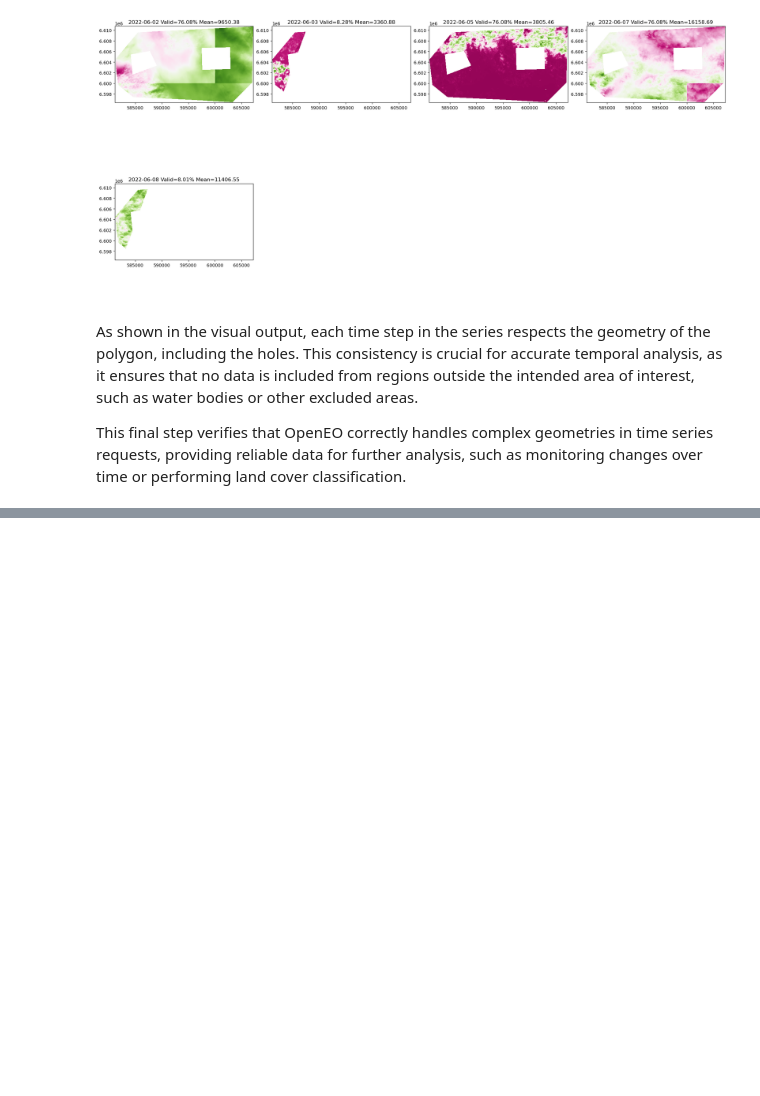
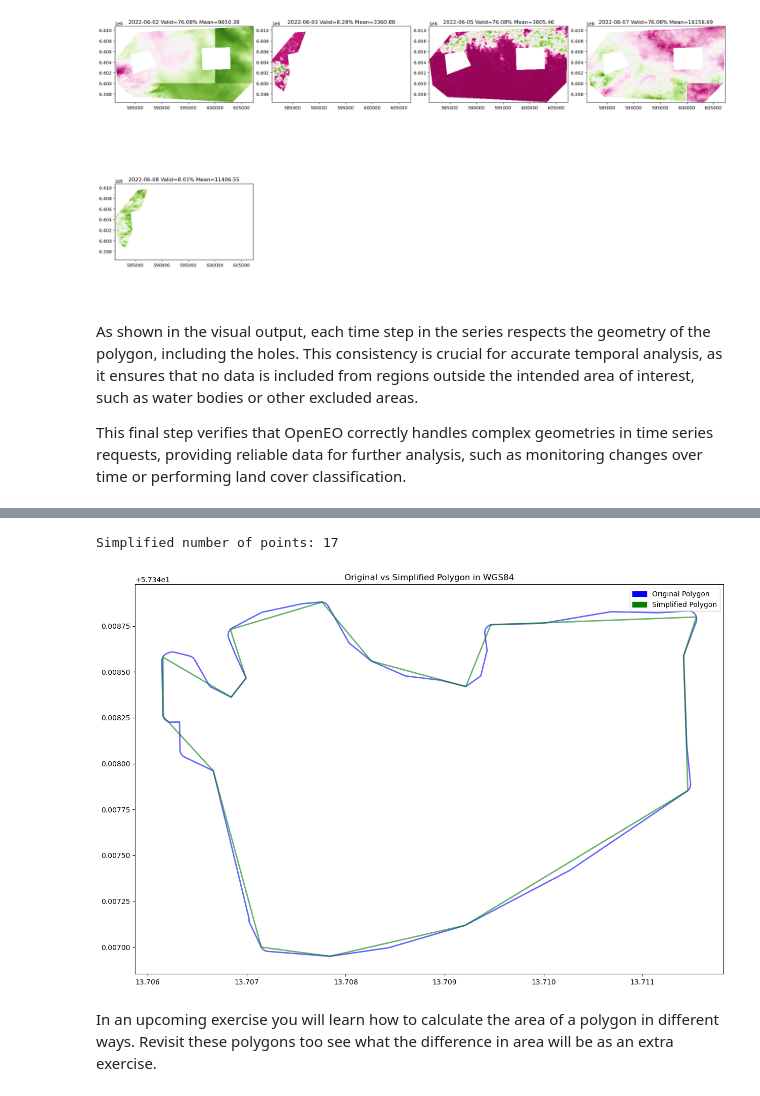
Before and after one commit to DigitalEarthSweden/digital-earth-sweden-community, a Jupyter notebook: tutorials/030_GEOM_020-Polygons-Intro.ipynb, the cells around one changed output, grey strips where cells are left out. Saved outputs shown, nothing was run; the diff lists cells and outputs as text; code cells hidden in the pictures; blank space fills up the shorter version.

```diff
--- a/tutorials/030_GEOM_020-Polygons-Intro.ipynb
+++ b/tutorials/030_GEOM_020-Polygons-Intro.ipynb
@@ -262,0 +352,46 @@ In our case, we're assigning a unique filename ("img_todays_date.nc") for each d
+# %%
+import matplotlib.patches as mpatches
+
+# Simplify the polygon with a specified tolerance value
+tolerance = 0.0001  # Small tolerance value for minimal simplification
+simplified_polygon = original_polygon.simplify(tolerance, preserve_topology=True)
+
+# Print the number of points after simplification
+print(f"Simplified number of points: {len(simplified_polygon.exterior.coords)}")
+
+# Create a new GeoDataFrame to hold the simplified geometry
+simplified_geojson = {
+    "type": "FeatureCollection",
+    "features": [
+        {
+            "type": "Feature",
+            "properties": original_polygon_geojson['features'][0]['properties'],
+            "id": original_polygon_geojson['features'][0].get('id', None),
+            "geometry": mapping(simplified_polygon)  # Use mapping from shapely.geometry
+        }
+    ]
+}
+
+gdf_original = gpd.GeoDataFrame.from_features(original_polygon_geojson)
+gdf_original.set_crs(epsg=4326, inplace=True)
+
+gdf_simplified = gpd.GeoDataFrame.from_features(simplified_geojson)
+gdf_simplified.set_crs(epsg=4326, inplace=True)
+
+# Plot both the original and simplified polygons
+fig, ax = plt.subplots()
+gdf_original.plot(ax=ax, edgecolor='blue', color='none', linewidth=2, alpha=0.6)
+gdf_simplified.plot(ax=ax, edgecolor='green', color='none', linewidth=2, alpha=0.6)
+
+# Create custom legend
+original_patch = mpatches.Patch(color='blue', label='Original Polygon')
+simplified_patch = mpatches.Patch(color='green', label='Simplified Polygon')
+plt.legend(handles=[original_patch, simplified_patch])
+
+plt.title("Original vs Simplified Polygon in WGS84")
+plt.show()
+# %% [output]
+Simplified number of points: 17
+[figure, added]
+# %% [markdown]
+In an upcoming exercise you will learn how to calculate the area of a polygon in different ways. Revisit these polygons too see what the difference in area will be as an extra exercise.
```
Also changed, not shown: parts of 9 cells of this notebook, 1 other file.
